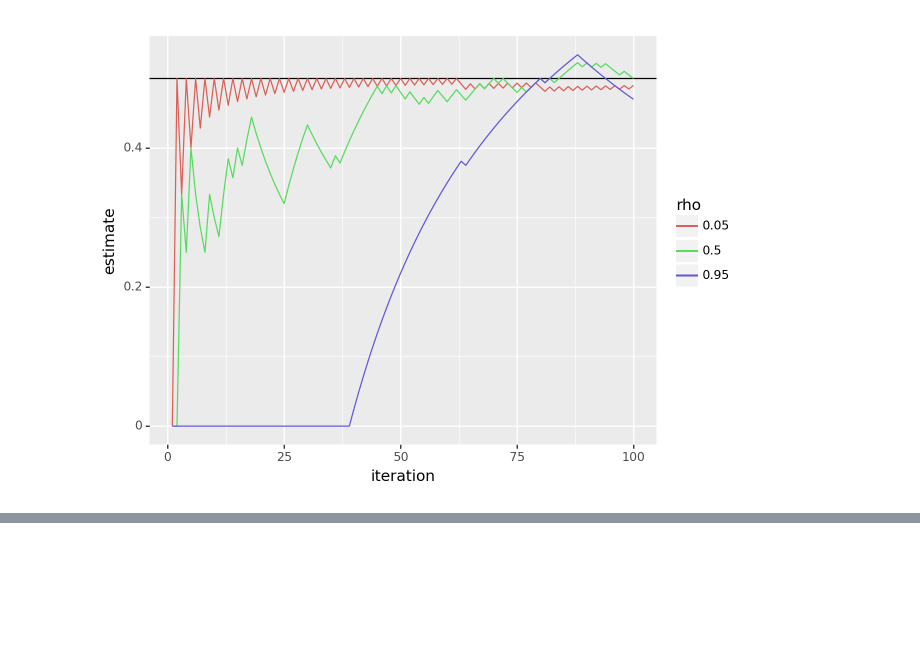
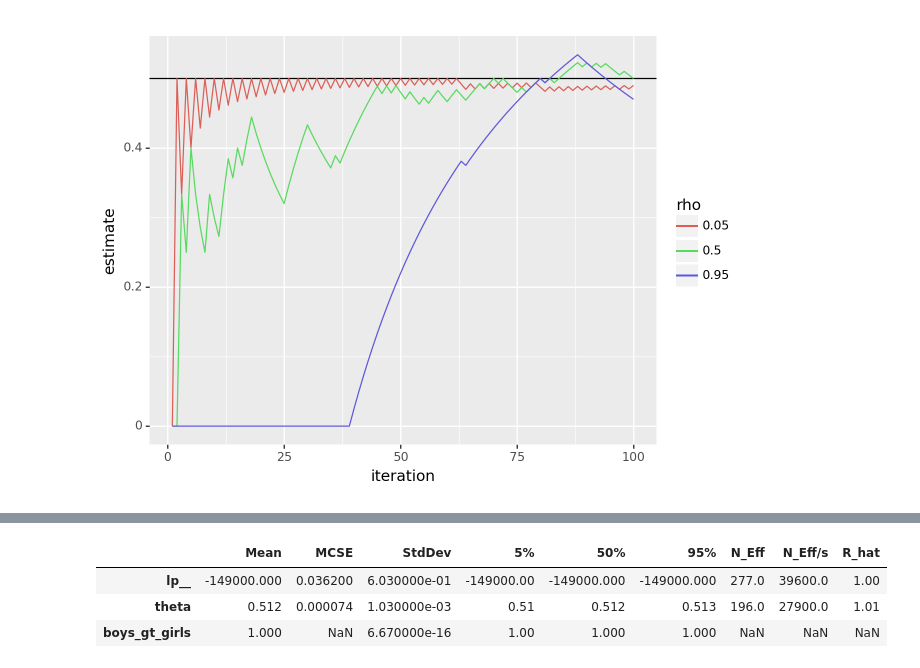
Before and after one commit to emmanuelmokel/PPL-practice, a Jupyter notebook: Stan/pystan_intro.ipynb, the cells around one changed output, grey strips where cells are left out. Cells and saved outputs as stored; diff of their text form; code cells hidden in the pictures; blank space fills up the shorter version.

```diff
--- a/Stan/pystan_intro.ipynb
+++ b/Stan/pystan_intro.ipynb
@@ -272,0 +375,9 @@ mydraw(
+# %%
+# MCMC Summary in Stan
+
+sample.summary(sig_figs = 3)
+# %% [output]
+|  | Mean | MCSE | StdDev | 5% | 50% | 95% | N_Eff | N_Eff/s | R_hat |
+| lp__ | -149000.000 | 0.036200 | 6.030000e-01 | -149000.00 | -149000.000 | -149000.000 | 277.0 | 39600.0 | 1.00 |
+| theta | 0.512 | 0.000074 | 1.030000e-03 | 0.51 | 0.512 | 0.513 | 196.0 | 27900.0 | 1.01 |
+| boys_gt_girls | 1.000 | NaN | 6.670000e-16 | 1.00 | 1.000 | 1.000 | NaN | NaN | NaN |
```
Also changed, not shown: parts of 8 cells of this notebook, 1 other file.
